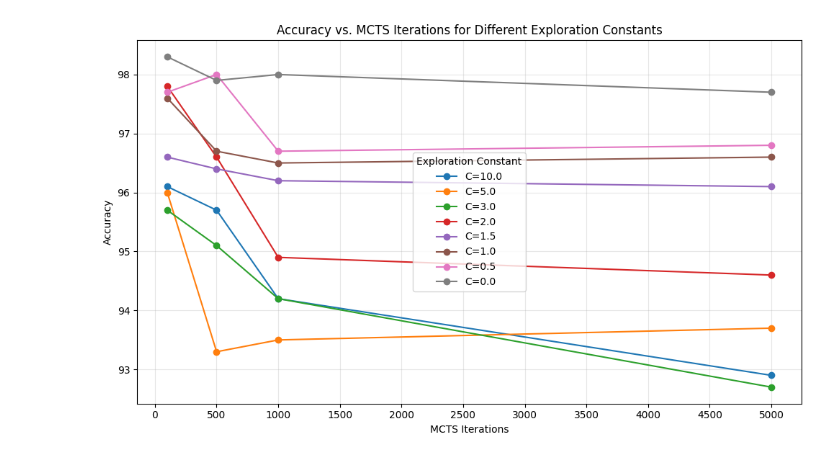
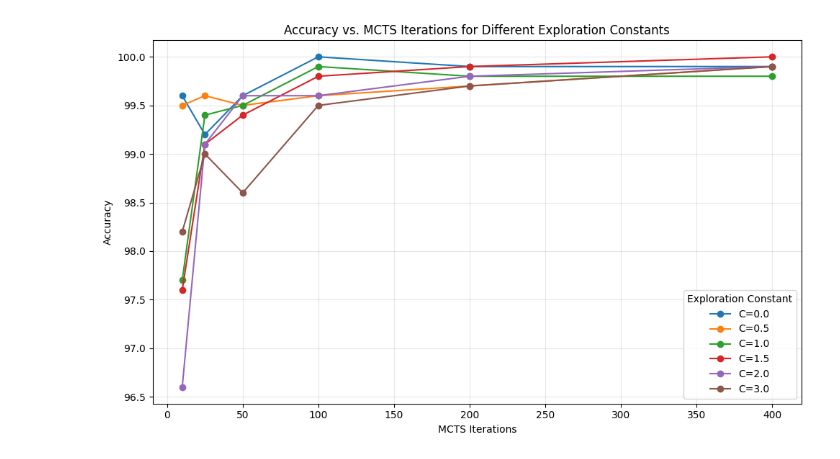
Before and after one commit to noahred16/AlphaZero, a Jupyter notebook: evaluation_charts.ipynb, the cells around one changed output. Cells and saved outputs as stored; diff of their text form; code cells hidden in the pictures.

```diff
--- a/evaluation_charts.ipynb
+++ b/evaluation_charts.ipynb
@@ -1,44 +78,43 @@
 # %%
-import pandas as pd
 import matplotlib.pyplot as plt
 
 # factors:
 # exploration constant: [0, 0.5, 1.0, 1.5, 2.0, 3.0, 5.0, 10.0]
 # number of iterations: [100, 500, 1000, 5000]
 
-file = "data/supervised_mcts_evaluation.csv"
+file = "data/supervised_mcts_evaluation_100k.csv"
 columns = ["exploration_constant", "mcts_iterations", "accuracy"]
 
 data = pd.read_csv(file, usecols=columns)
 
 # Create a single figure
 plt.figure(figsize=(10, 6))
 
 # Plot a line for each exploration constant
 for constant in data["exploration_constant"].unique():
     df = data[data["exploration_constant"] == constant]
     plt.plot(df["mcts_iterations"], df["accuracy"], marker='o', label=f'C={constant}')
 
 # Add title and labels
 plt.title('Accuracy vs. MCTS Iterations for Different Exploration Constants')
 plt.xlabel('MCTS Iterations')
 plt.ylabel('Accuracy')
 # Use linear scale instead of log scale
-# Create custom ticks from 0 to 5000 in steps of 500
-x_ticks = range(0, 5001, 500)
+# Create custom ticks from 0 to 400 in steps of 50
+x_ticks = range(0, 401, 50)
 plt.xticks(x_ticks, [str(tick) for tick in x_ticks])
 
 plt.grid(True, alpha=0.3)
 plt.legend(title='Exploration Constant')
 
 # Improve readability
 plt.tight_layout()
 
 # Save or show the plot
 # plt.savefig('graphs/all_exploration_constants.png')
 plt.show()
 # %% [output]
-[figure, old version]
+[figure, new version]
 # %%
 '''
 ANALYSIS
```
Also changed, not shown: parts of 3 cells of this notebook, 1 other file.
